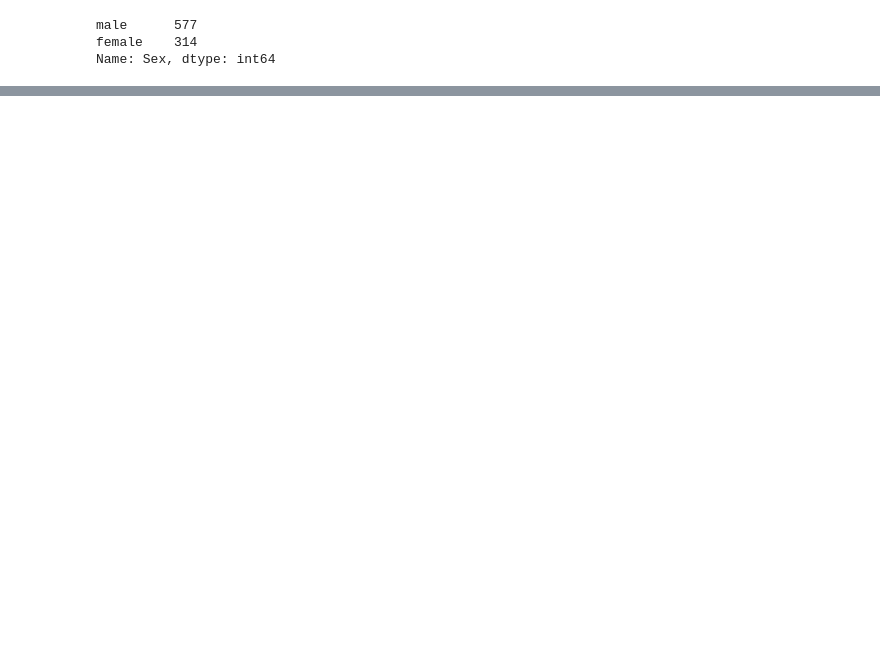
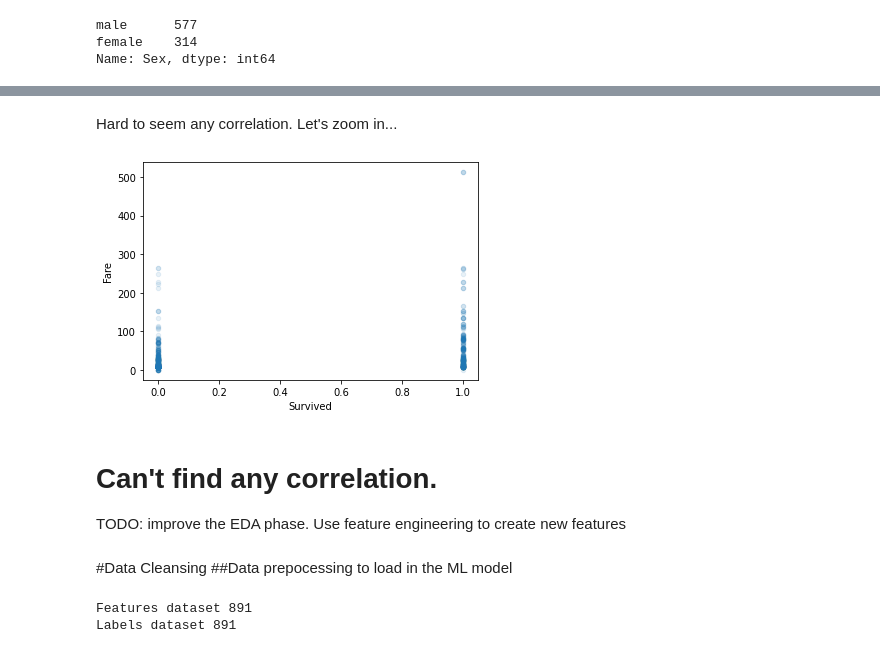
Before and after one commit to danielcdo/-MachineLearning, a Jupyter notebook: titanicLogisticRegression.ipynb, the cells around one changed output, grey strips where cells are left out. Drawn from its saved outputs; the diff is of its cells as text; code cells hidden in the pictures; blank space fills up the shorter version.

```diff
--- a/titanicLogisticRegression.ipynb
+++ b/titanicLogisticRegression.ipynb
@@ -52,0 +99,12 @@ Name: Sex, dtype: int64
+# %% [markdown]
+Hard to seem any correlation. Let's zoom in...
+# %%
+train.plot(kind='scatter', x='Survived', y='Fare', alpha=0.1);
+# %% [output]
+[figure, added]
+# %% [markdown]
+# Can't find any correlation.
+TODO: improve the EDA phase. Use feature engineering to create new features
+# %% [markdown]
+#Data Cleansing
+##Data prepocessing to load in the ML model
@@ -52,0 +117,6 @@ Name: Sex, dtype: int64
+# %%
+print('Features dataset', len(X))
+print('Labels dataset', len(y))
+# %% [output]
+Features dataset 891
+Labels dataset 891
```
Also changed, not shown: parts of 10 cells of this notebook.
